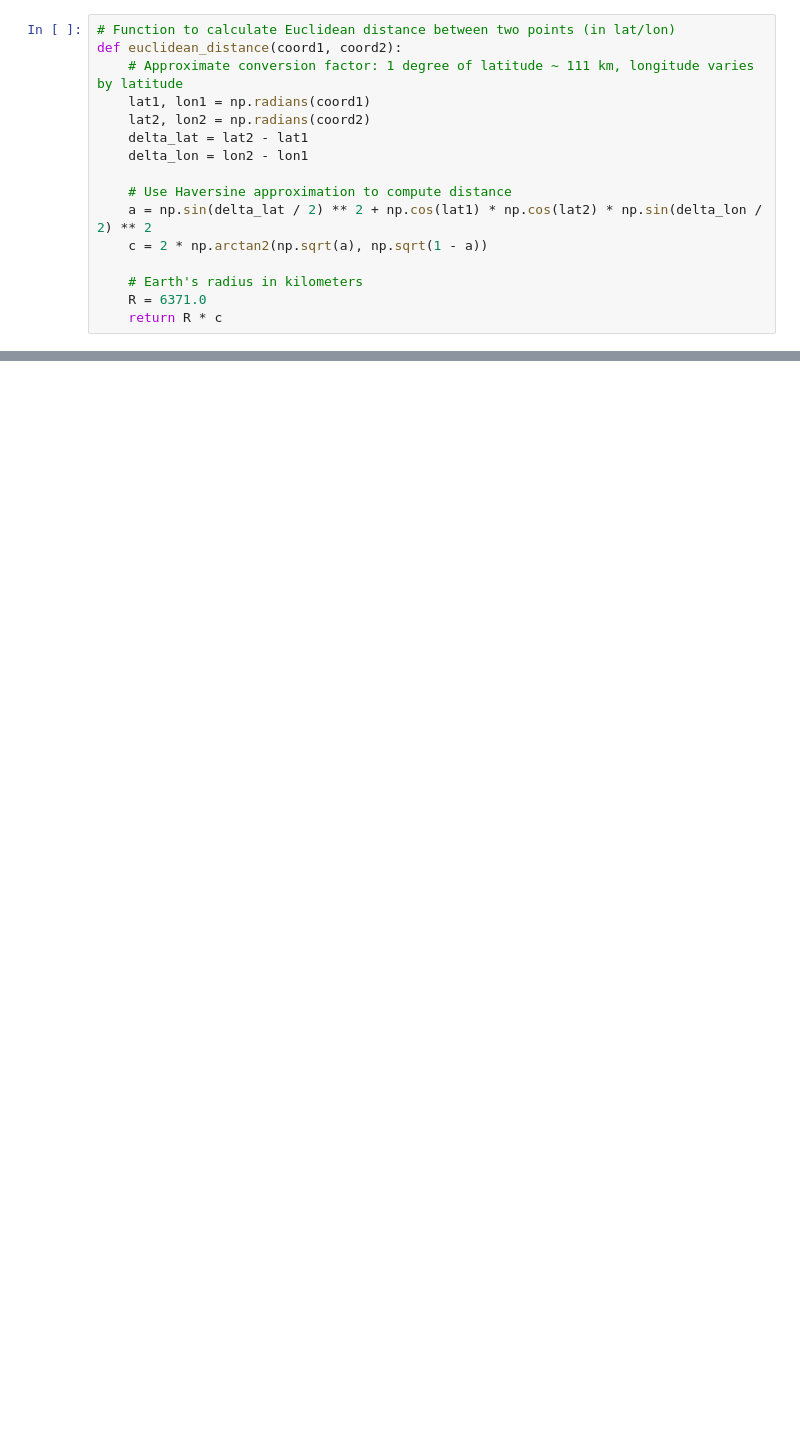
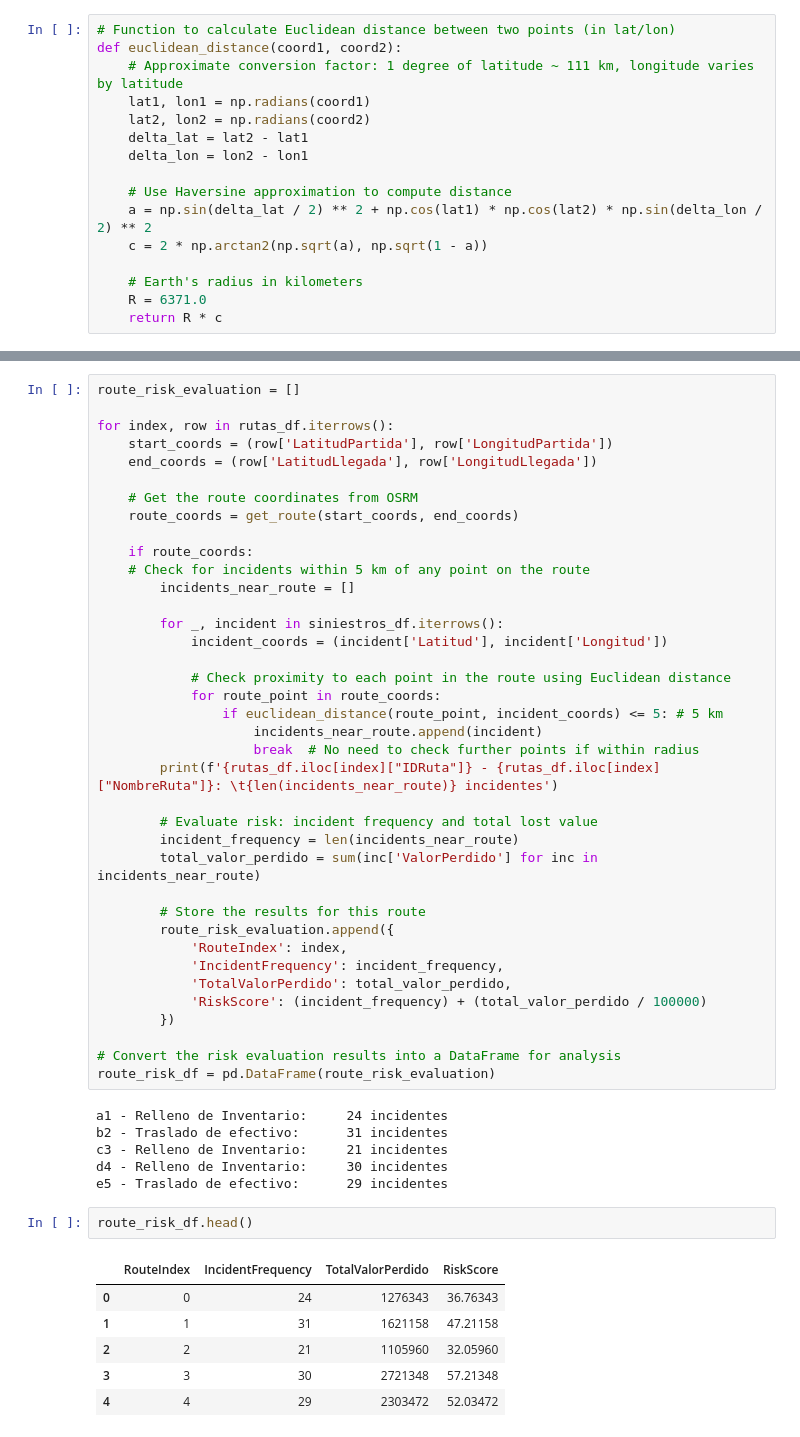
Before and after one commit to mirelesde/route-evaluation-armur, a Jupyter notebook: prueba.ipynb, the cells around one changed output, grey strips where cells are left out. Drawn from its saved outputs; the diff is of its cells as text; blank space fills up the shorter version.

```diff
--- a/prueba.ipynb
+++ b/prueba.ipynb
@@ -529,0 +535,53 @@ AttributeError: 'list' object has no attribute 'head'
+# %%
+route_risk_evaluation = []
+
+for index, row in rutas_df.iterrows():
+    start_coords = (row['LatitudPartida'], row['LongitudPartida'])
+    end_coords = (row['LatitudLlegada'], row['LongitudLlegada'])
+
+    # Get the route coordinates from OSRM
+    route_coords = get_route(start_coords, end_coords)
+
+    if route_coords:
+    # Check for incidents within 5 km of any point on the route
+        incidents_near_route = []
+
+        for _, incident in siniestros_df.iterrows():
+            incident_coords = (incident['Latitud'], incident['Longitud'])
+
+            # Check proximity to each point in the route using Euclidean distance
+            for route_point in route_coords:
+                if euclidean_distance(route_point, incident_coords) <= 5: # 5 km
+                    incidents_near_route.append(incident)
+                    break  # No need to check further points if within radius
+        print(f'{rutas_df.iloc[index]["IDRuta"]} - {rutas_df.iloc[index]["NombreRuta"]}: \t{len(incidents_near_route)} incidentes')
+
+        # Evaluate risk: incident frequency and total lost value
+        incident_frequency = len(incidents_near_route)
+        total_valor_perdido = sum(inc['ValorPerdido'] for inc in incidents_near_route)
+
+        # Store the results for this route
+        route_risk_evaluation.append({
+            'RouteIndex': index,
+            'IncidentFrequency': incident_frequency,
+            'TotalValorPerdido': total_valor_perdido,
+            'RiskScore': (incident_frequency) + (total_valor_perdido / 100000)
+        })
+
+# Convert the risk evaluation results into a DataFrame for analysis
+route_risk_df = pd.DataFrame(route_risk_evaluation)
+# %% [output]
+a1 - Relleno de Inventario:     24 incidentes
+b2 - Traslado de efectivo:      31 incidentes
+c3 - Relleno de Inventario:     21 incidentes
+d4 - Relleno de Inventario:     30 incidentes
+e5 - Traslado de efectivo:      29 incidentes
+# %%
+route_risk_df.head()
+# %% [output]
+|  | RouteIndex | IncidentFrequency | TotalValorPerdido | RiskScore |
+| 0 | 0 | 24 | 1276343 | 36.76343 |
+| 1 | 1 | 31 | 1621158 | 47.21158 |
+| 2 | 2 | 21 | 1105960 | 32.05960 |
+| 3 | 3 | 30 | 2721348 | 57.21348 |
+| 4 | 4 | 29 | 2303472 | 52.03472 |
```
Also changed, not shown: parts of 2 cells of this notebook, 7 other files.
